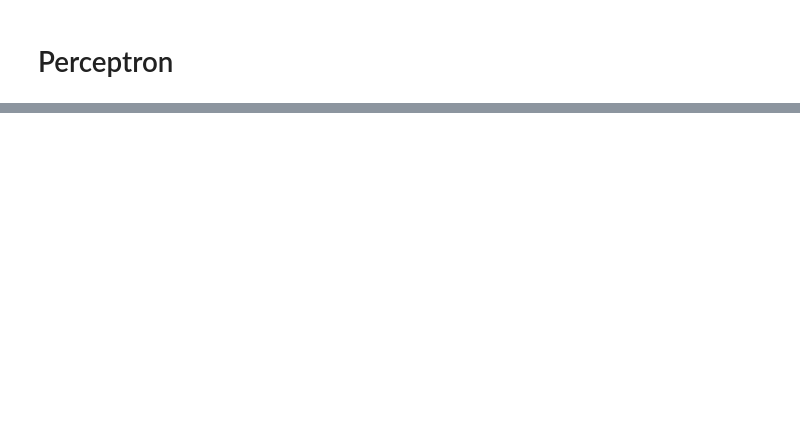
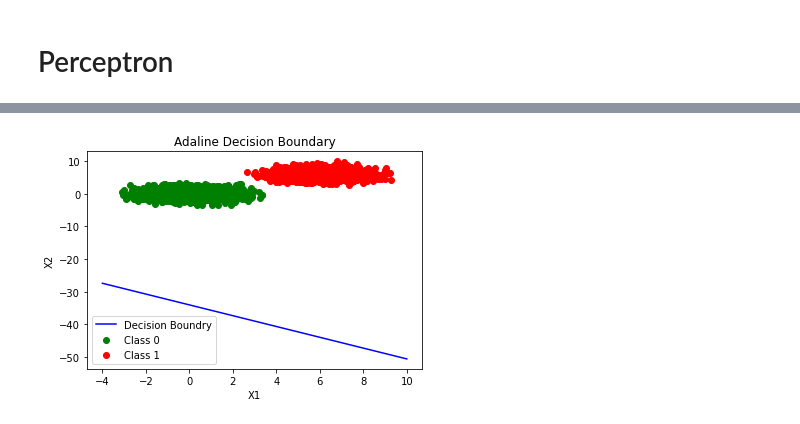
Before and after one commit to AUT-Student/NN-HW2, a Jupyter notebook: NN_HW1.ipynb, the cells around one changed output, grey strips where cells are left out. Cells and saved outputs as stored; diff of their text form; code cells hidden in the pictures; blank space fills up the shorter version.

```diff
--- a/NN_HW1.ipynb
+++ b/NN_HW1.ipynb
@@ -97,0 +147,8 @@ p.show_decision_boundry(train_dataset)
+# %%
+adaline = Adaline(w=np.zeros([3]), alpha=.01, activation_function=ActivationFunctions.identity)
+# %%
+adaline.train(train_dataset)
+# %%
+adaline.show_decision_boundry(train_dataset)
+# %% [output]
+[figure, added]
```
Also changed, not shown: parts of 9 cells of this notebook.
